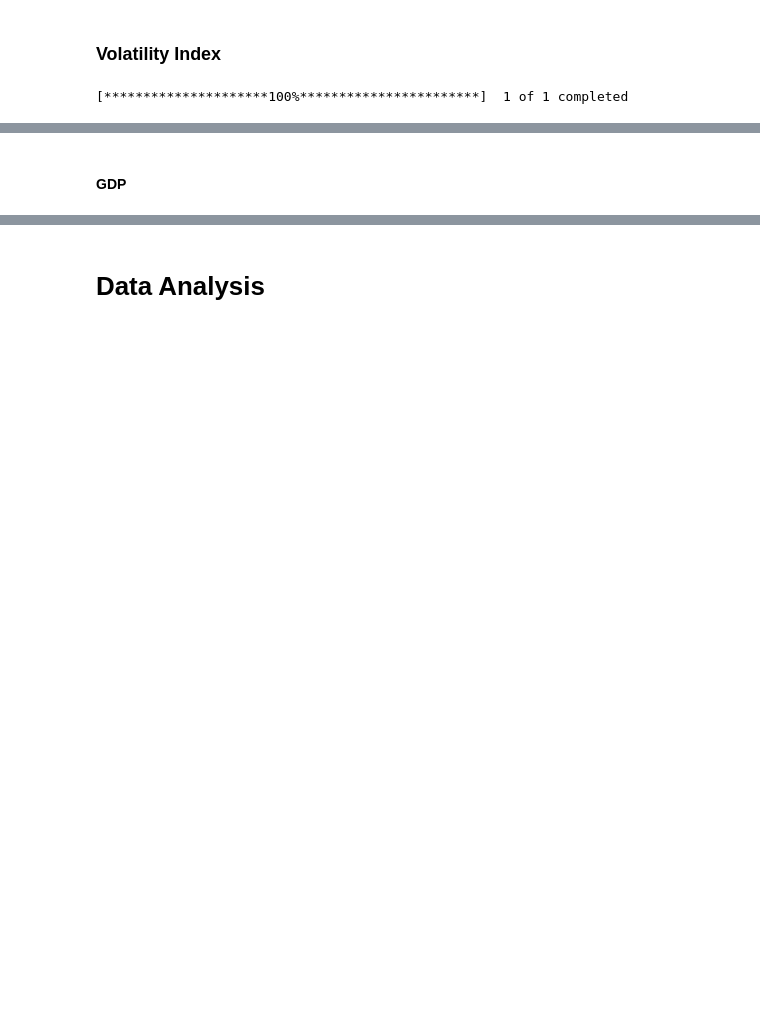
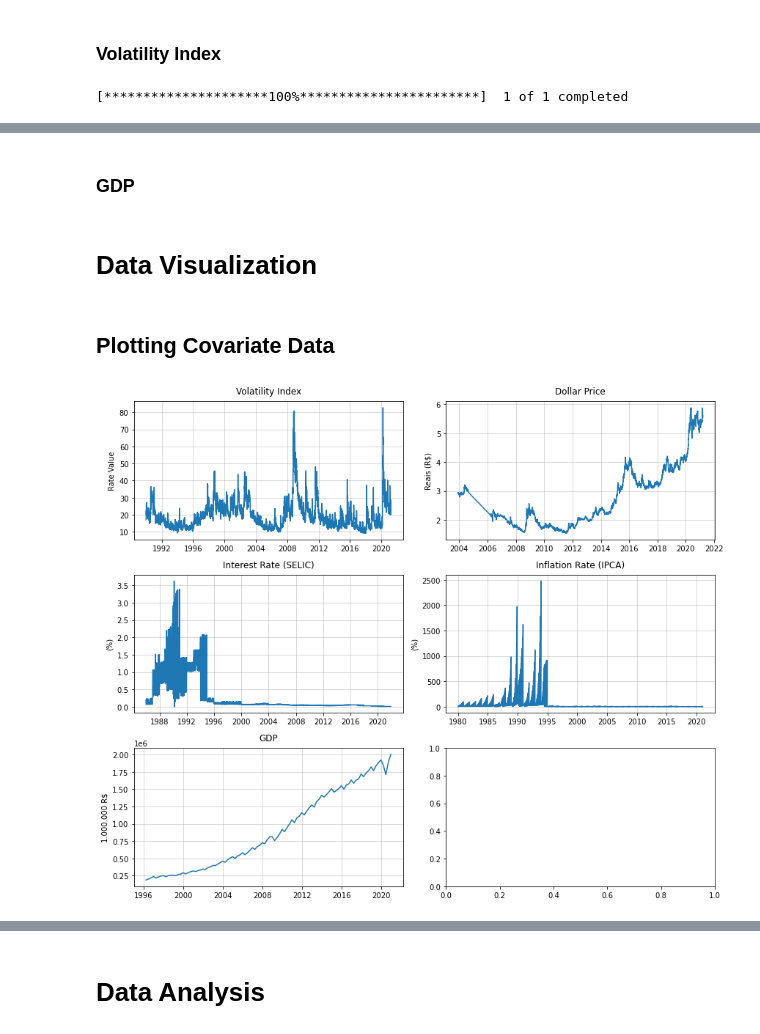
Before and after one commit to daniel-deutsch/MODS206, a Jupyter notebook: main.ipynb, the cells around one changed output, grey strips where cells are left out. Cells and saved outputs as stored; diff of their text form; code cells hidden in the pictures; blank space fills up the shorter version.

Commit message:
added dollar price and many plots. Please verify datetime conversion on indexes dataframe (currently commented)

```diff
--- a/main.ipynb
+++ b/main.ipynb
@@ -115,0 +119,7 @@ df_vix.sort_values(by=['date', 'index', 'rate_value'], inplace=True, ignore_inde
+# %%
+df_dollar = yf.download("BRL=X", period='max', interval='1d')
+df_dollar.reset_index(level=0, inplace=True)
+df_dollar.rename(columns={'Adj Close': 'rate_value', 'Date': 'date'}, inplace=True)
+df_dollar = df_dollar[:][['date', 'rate_value']]
+df_dollar['index'] = 'dollar'
+df_dollar.sort_values(by=['date', 'index', 'rate_value'], inplace=True, ignore_index=True)
@@ -153,7 +165,7 @@ ipca_annual_cumulative['index'] = 'ipca_cum'
 df_ipca = pd.concat([ipca_pct_change, ipca_annual_cumulative], axis=0)
 df_ipca.sort_values(by=['date', 'index', 'rate_value'], inplace=True, ignore_index=True)
 # %% [markdown]
-#### GDP
+### GDP
 # %%
 gdp_url = "https://ftp.ibge.gov.br/Contas_Nacionais/Contas_Nacionais_Trimestrais/Tabelas_Completas/Tab_Compl_CNT.zip"
 
@@ -174,3 +186,39 @@ dates = pd.date_range(start='1996', end='2021', freq='Q')
 df_gdp['date'] = dates
 df_gdp['index'] = 'gdp'
 df_gdp.sort_values(by=['date', 'index', 'rate_value'], inplace=True, ignore_index=True)
+# %% [markdown]
+# Data Visualization
+# %% [markdown]
+## Plotting Covariate Data
+# %%
+fig, ax = plt.subplots(3,2, figsize=(12,10))
+
+ax[0,0].plot(df_vix['date'], df_vix['rate_value'])
+ax[0,0].set_title('Volatility Index', pad=10)
+ax[0,0].set_ylabel('Rate Value', labelpad=5)
+ax[0,0].grid(alpha=0.6)
+
+ax[0,1].plot(df_dollar['date'], df_dollar['rate_value'])
+ax[0,1].set_title('Dollar Price', pad=10)
+ax[0,1].set_ylabel('Reais (R$)', labelpad=5)
+ax[0,1].grid(alpha=0.6)
+
+ax[1,0].plot(df_selic['date'], df_selic['rate_value'])
+ax[1,0].set_title('Interest Rate (SELIC)', pad=10)
+ax[1,0].set_ylabel('(%)', labelpad=5)
+ax[1,0].grid(alpha=0.6)
+
+ax[1,1].plot(df_ipca['date'], df_ipca['rate_value'])
+ax[1,1].set_title('Inflation Rate (IPCA)', pad=10)
+ax[1,1].set_ylabel('(%)', labelpad=5)
+ax[1,1].grid(alpha=0.6)
+
+ax[2,0].plot(df_gdp['date'], df_gdp['rate_value'])
+ax[2,0].set_title('GDP', pad=10)
+ax[2,0].set_ylabel('1.000.000 R$', labelpad=5)
+ax[2,0].grid(alpha=0.6)
+
+plt.tight_layout()
+plt.show()
+# %% [output]
+[figure, added]
```
Also changed, not shown: parts of 9 cells of this notebook.
